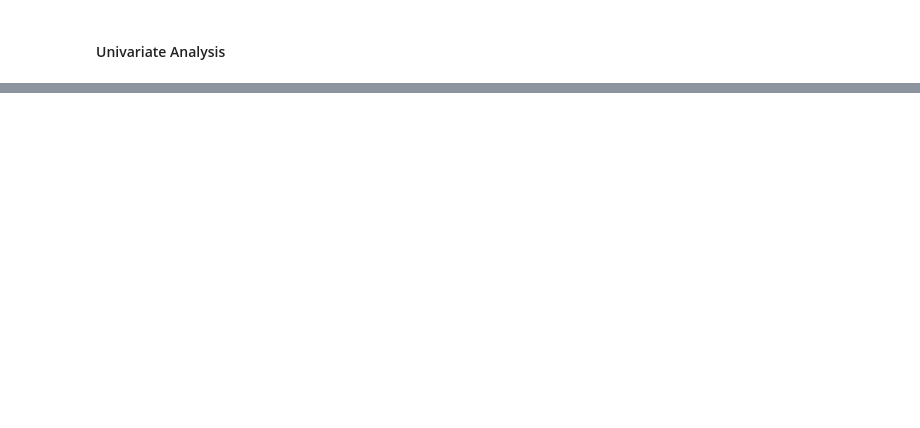
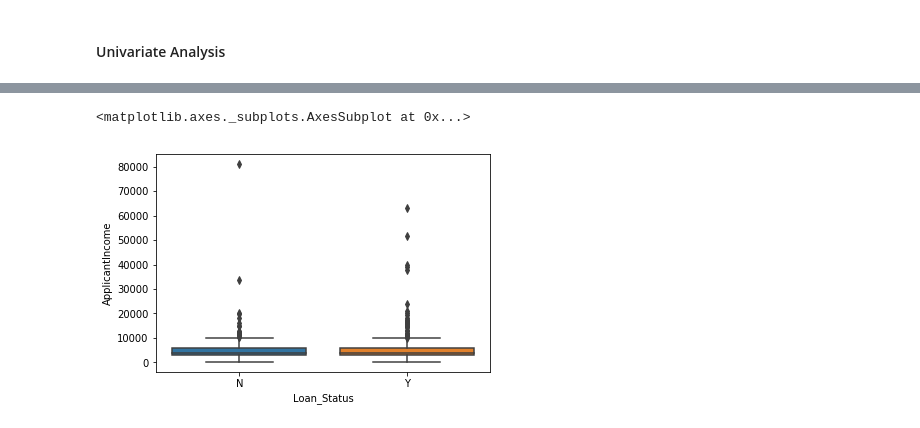
Before and after one commit to nov012017/Code, a Jupyter notebook: Projects/Loan Prediction/LoanPrediction.ipynb, the cells around one changed output, grey strips where cells are left out. Cells and saved outputs as stored; diff of their text form; code cells hidden in the pictures; blank space fills up the shorter version.

```diff
--- a/Projects/Loan Prediction/LoanPrediction.ipynb
+++ b/Projects/Loan Prediction/LoanPrediction.ipynb
@@ -235,0 +279,5 @@ sns.countplot(new_df['Gender'])
+# %%
+sns.boxplot('Loan_Status','ApplicantIncome',data=new_df)
+# %% [output]
+<matplotlib.axes._subplots.AxesSubplot at 0x...>
+[figure, added]
```
Also changed, not shown: parts of 52 cells of this notebook.
